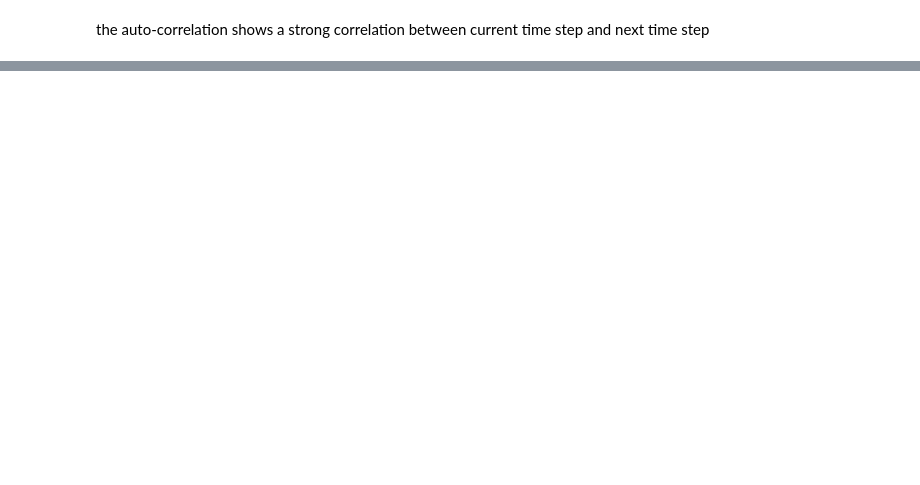
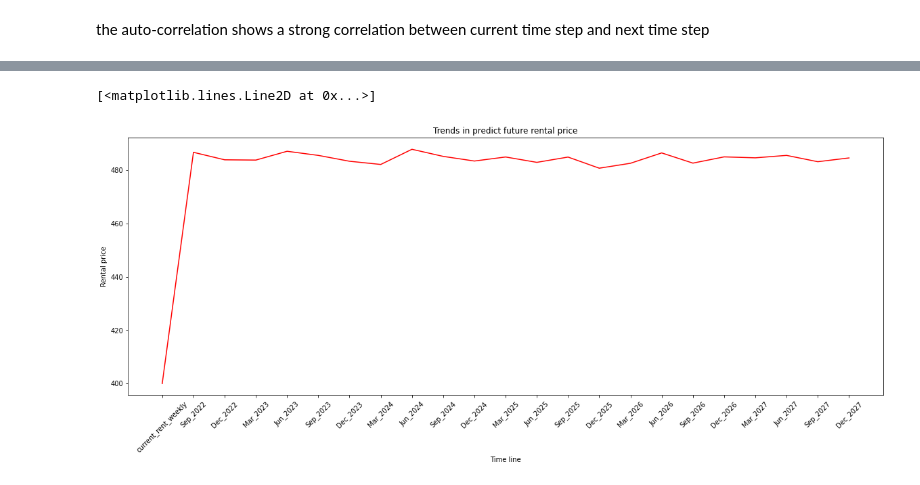
Before and after one commit to MAST30034-Applied-Data-Science/generic-real-estate-consulting-project-group-1-iron-data-man, a Jupyter notebook: notebooks/Modelling.ipynb, the cells around one changed output, grey strips where cells are left out. Drawn from its saved outputs; the diff is of its cells as text; code cells hidden in the pictures; blank space fills up the shorter version.

```diff
--- a/notebooks/Modelling.ipynb
+++ b/notebooks/Modelling.ipynb
@@ -677,0 +945,4 @@ plt.show()
+# %%
+# build train data
+train_y = model_dataset['rent_weekly']
+train_x = model_dataset[x_col_name]
@@ -677,0 +951,10 @@ plt.show()
+# %%
+# try random forest regressor
+%time
+rf = RandomForestRegressor(n_estimators = 400, max_features = 'sqrt', max_depth = 5, random_state = 50)
+rf.fit(train_x, train_y)
+pred = rf.predict(train_x)
+mse = mean_squared_error(train_y, pred)
+rmse = mse**.5
+print('The mse is : ', mse)
+print('The rmse is : ', rmse)
@@ -677,0 +1033,4 @@ plt.show()
+# %%
+# get years need to be predict
+predict_year_list = predicted_rental_median_data.columns[:-1].tolist()
+predict_year_list
@@ -677,0 +1166,9 @@ plt.show()
+# %%
+# initialize result dataframe
+result_df = predict_result_df.copy()
+
+# put original rent price in result dataframe
+result_df.insert(0,'current_rent_weekly',property_data['rent_weekly'])
+
+# show result dataframe
+result_df
@@ -677,0 +1189,12 @@ plt.show()
+# %%
+# plot the current rent price and predicted rent price in the future
+# 1st property
+plt.figure(figsize=(20,7))
+plt.xticks(rotation=45)
+plt.ylabel("Rental price")
+plt.xlabel("Time line")
+plt.title("Trends in predict future rental price")
+plt.plot(result_df.columns.tolist(),result_df.loc[0].tolist(), color = 'r')
+# %% [output]
+[<matplotlib.lines.Line2D at 0x...>]
+[figure, added]
```
Also changed, not shown: parts of 79 cells of this notebook, 3 other files.
